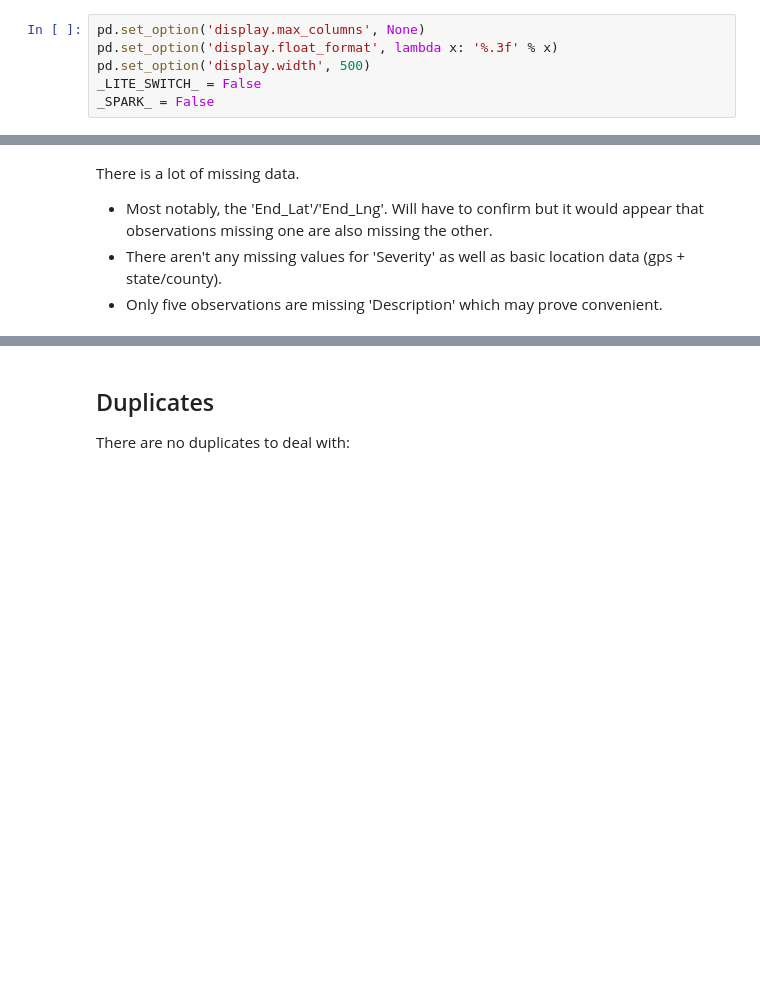
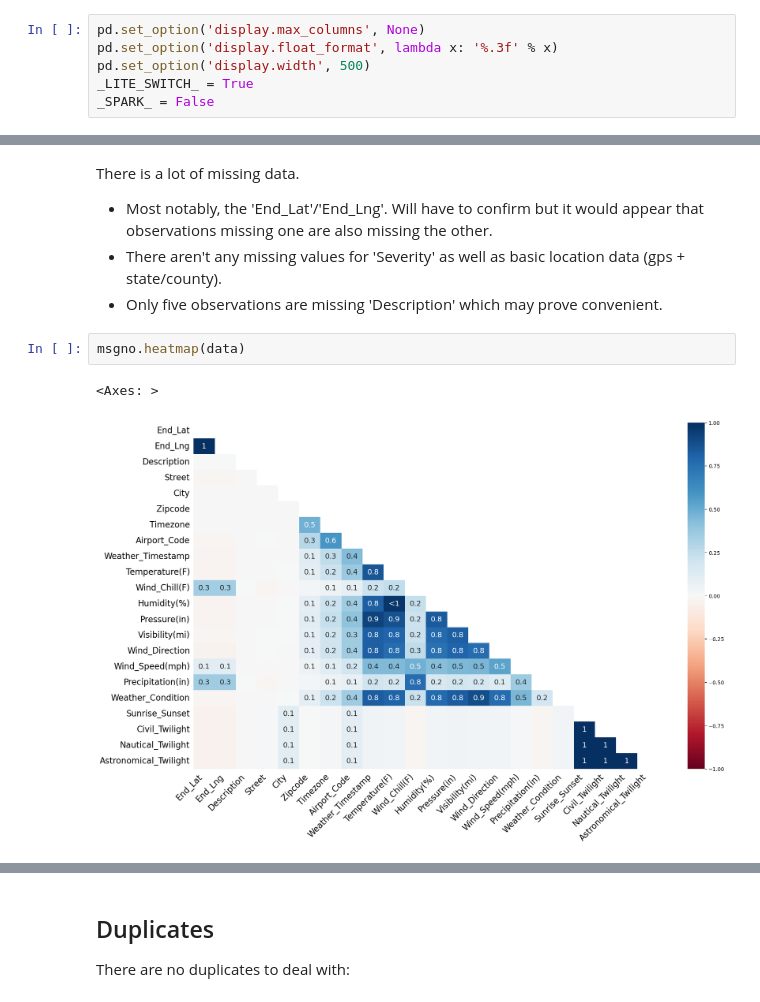
Before and after one commit to gpo2105/Capstone_1, a Jupyter notebook: Draft.ipynb, the cells around one changed output, grey strips where cells are left out. Saved outputs shown, nothing was run; the diff lists cells and outputs as text; blank space fills up the shorter version.

```diff
--- a/Draft.ipynb
+++ b/Draft.ipynb
@@ -68,7 +77,7 @@ For improved analysis, these libraries were included, but not covered in the mat
 pd.set_option('display.max_columns', None)
 pd.set_option('display.float_format', lambda x: '%.3f' % x)
 pd.set_option('display.width', 500)
-_LITE_SWITCH_ = False
+_LITE_SWITCH_ = True
 _SPARK_ = False
 # %% [markdown]
 ## Custom Functions
@@ -216,3 +231,8 @@ There is a lot of missing data.
 - Most notably, the 'End_Lat'/'End_Lng'.  Will have to confirm but it would appear that observations missing one are also missing the other.
 - There aren't any missing values for 'Severity' as well as basic location data (gps + state/county).
 - Only five observations are missing 'Description' which may prove convenient.
+# %%
+msgno.heatmap(data)
+# %% [output]
+<Axes: >
+[figure, added]
```
Also changed, not shown: parts of 80 cells of this notebook.
